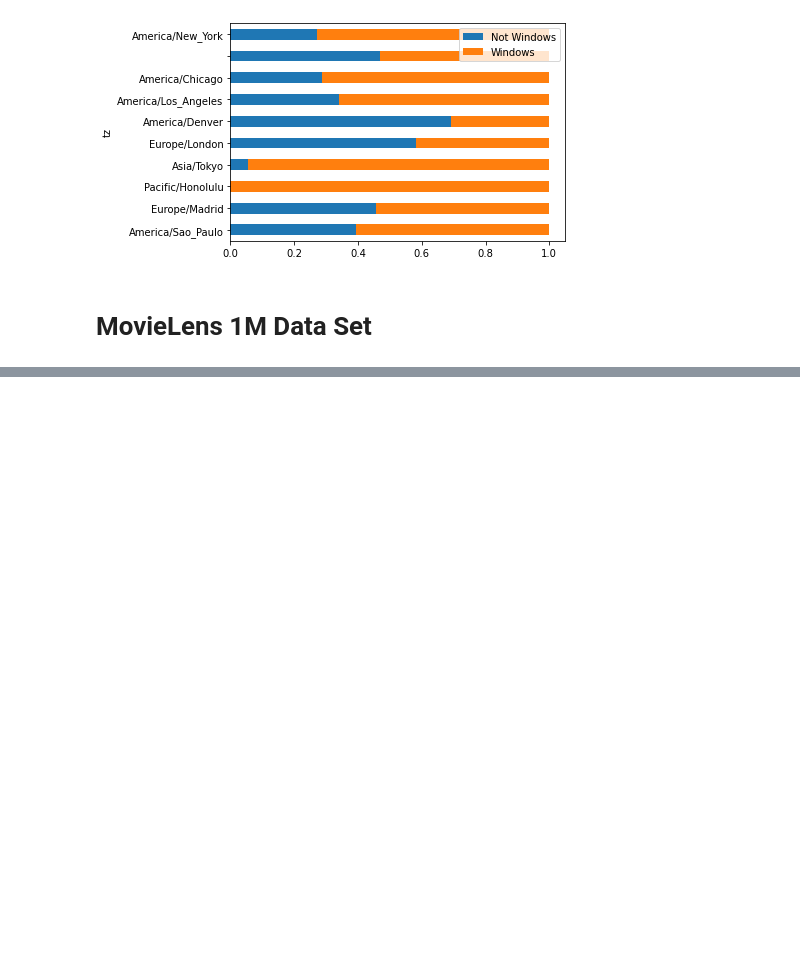
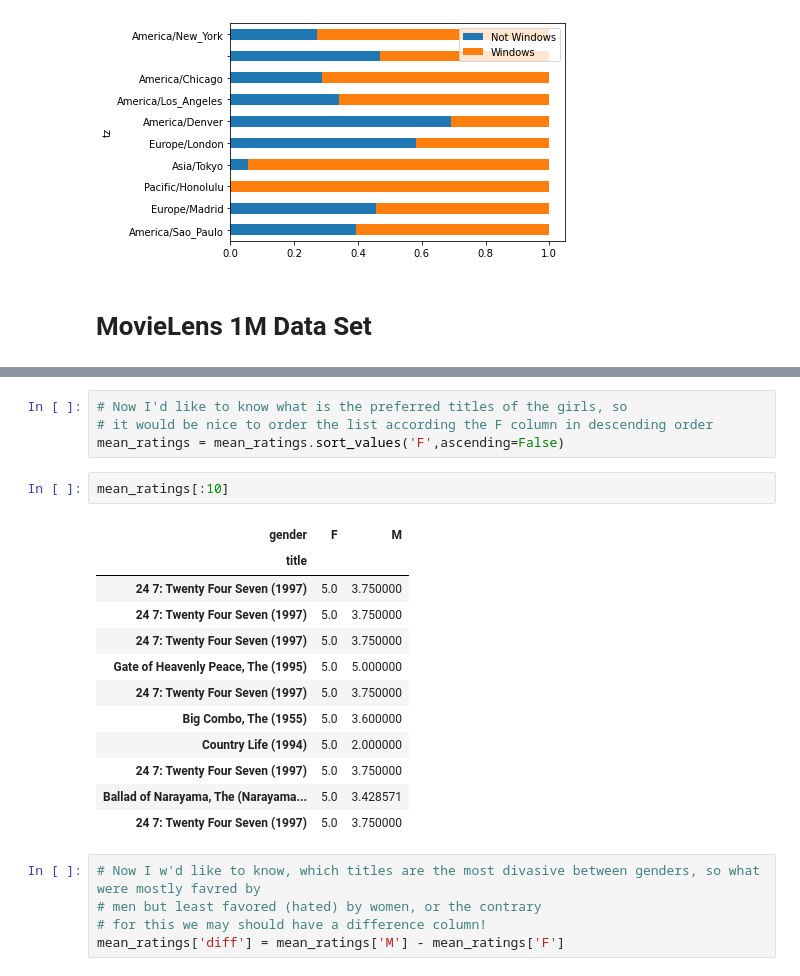
Before and after one commit to steingartpeter/ANACONDA, a Jupyter notebook: wes_mck_pyt_data.ipynb, the cells around one changed output, grey strips where cells are left out. Drawn from its saved outputs; the diff is of its cells as text; blank space fills up the shorter version.

```diff
--- a/wes_mck_pyt_data.ipynb
+++ b/wes_mck_pyt_data.ipynb
@@ -269,0 +372,24 @@ normed_subset.plot(kind='barh',stacked=True)
+# %%
+# Now I'd like to know what is the preferred titles of the girls, so
+# it would be nice to order the list according the F column in descending order
+mean_ratings = mean_ratings.sort_values('F',ascending=False)
+# %%
+mean_ratings[:10]
+# %% [output]
+| gender | F | M |
+| title |  |  |
+| 24 7: Twenty Four Seven (1997) | 5.0 | 3.750000 |
+| 24 7: Twenty Four Seven (1997) | 5.0 | 3.750000 |
+| 24 7: Twenty Four Seven (1997) | 5.0 | 3.750000 |
+| Gate of Heavenly Peace, The (1995) | 5.0 | 5.000000 |
+| 24 7: Twenty Four Seven (1997) | 5.0 | 3.750000 |
+| Big Combo, The (1955) | 5.0 | 3.600000 |
+| Country Life (1994) | 5.0 | 2.000000 |
+| 24 7: Twenty Four Seven (1997) | 5.0 | 3.750000 |
+| Ballad of Narayama, The (Narayama... | 5.0 | 3.428571 |
+| 24 7: Twenty Four Seven (1997) | 5.0 | 3.750000 |
+# %%
+# Now I w'd like to know, which titles are the most divasive between genders, so what were mostly favred by
+# men but least favored (hated) by women, or the contrary
+# for this we may should have a difference column!
+mean_ratings['diff'] = mean_ratings['M'] - mean_ratings['F']
```
Also changed, not shown: parts of 20 cells of this notebook, 4 other files.
